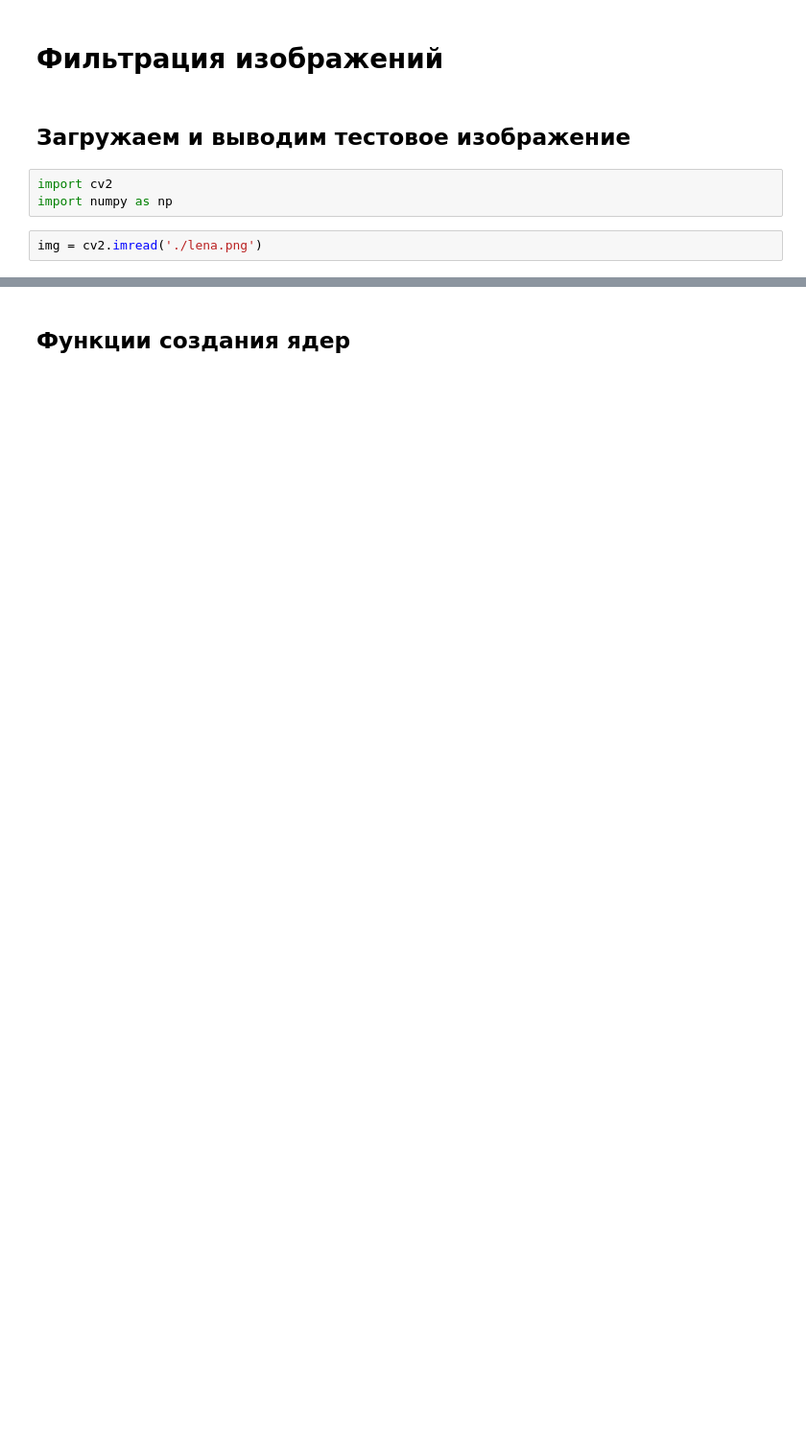
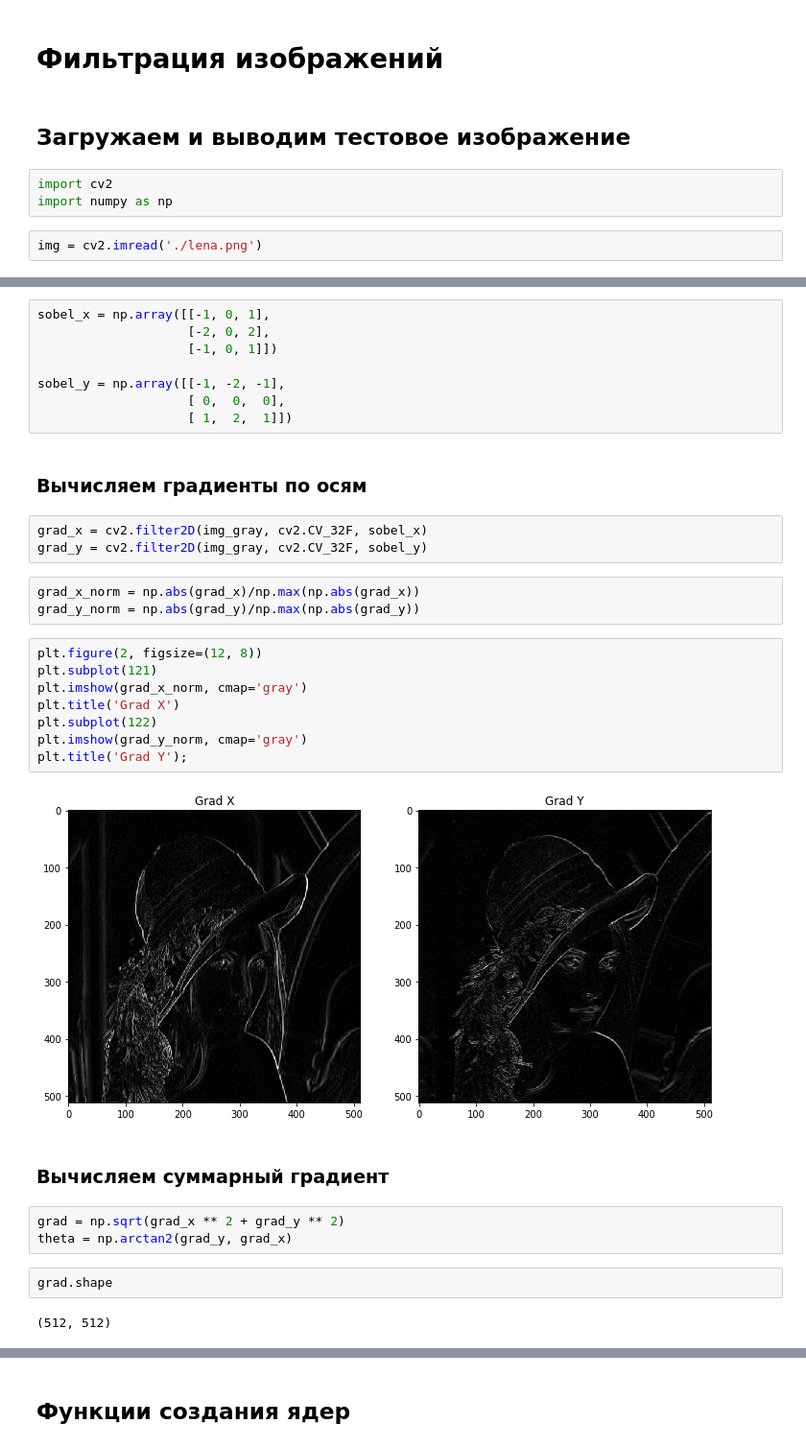
Before and after one commit to vadim0x60/netology-cv-2019, a Jupyter notebook: day1/filtering.ipynb, the cells around one changed output, grey strips where cells are left out. Shown at 96% size. Drawn from its saved outputs; the diff is of its cells as text; blank space fills up the shorter version.

```diff
--- a/day1/filtering.ipynb
+++ b/day1/filtering.ipynb
@@ -17,0 +34,35 @@ Text(0.5,1,'Размер изображения: 512x512x3')
+# %%
+sobel_x = np.array([[-1, 0, 1],
+                    [-2, 0, 2],
+                    [-1, 0, 1]])
+
+sobel_y = np.array([[-1, -2, -1],
+                    [ 0,  0,  0],
+                    [ 1,  2,  1]])
+# %% [markdown]
+### Вычисляем градиенты по осям
+# %%
+grad_x = cv2.filter2D(img_gray, cv2.CV_32F, sobel_x)
+grad_y = cv2.filter2D(img_gray, cv2.CV_32F, sobel_y)
+# %%
+grad_x_norm = np.abs(grad_x)/np.max(np.abs(grad_x))
+grad_y_norm = np.abs(grad_y)/np.max(np.abs(grad_y))
+# %%
+plt.figure(2, figsize=(12, 8))
+plt.subplot(121)
+plt.imshow(grad_x_norm, cmap='gray')
+plt.title('Grad X')
+plt.subplot(122)
+plt.imshow(grad_y_norm, cmap='gray')
+plt.title('Grad Y');
+# %% [output]
+[figure, added]
+# %% [markdown]
+### Вычисляем суммарный градиент
+# %%
+grad = np.sqrt(grad_x ** 2 + grad_y ** 2)
+theta = np.arctan2(grad_y, grad_x)
+# %%
+grad.shape
+# %% [output]
+(512, 512)
```
Also changed, not shown: parts of 20 cells of this notebook.
